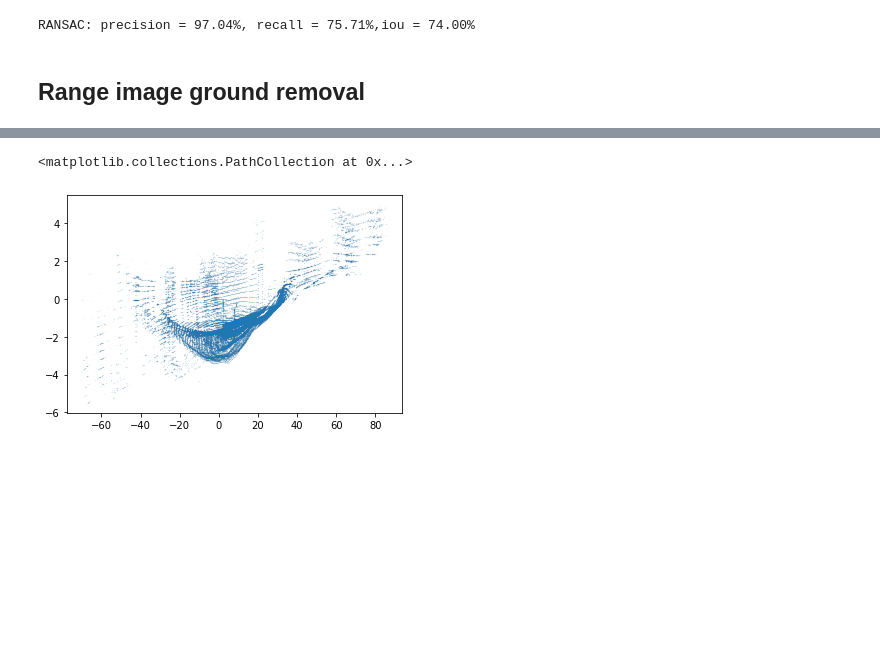
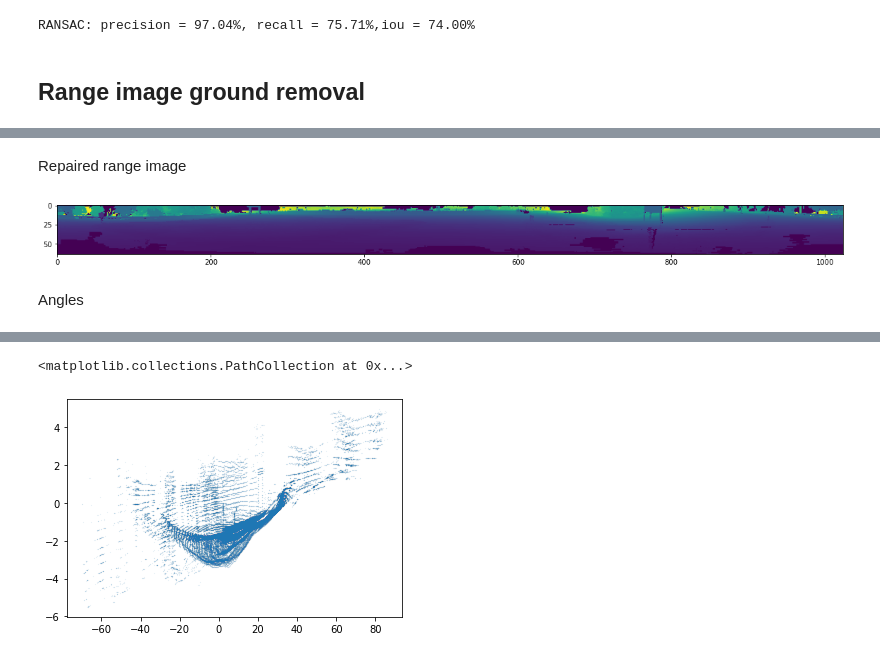
Before and after one commit to vacany/lidar_dynamics, a Jupyter notebook: vojta/ground_removal.ipynb, the cells around one changed output, grey strips where cells are left out. Saved outputs shown, nothing was run; the diff lists cells and outputs as text; code cells hidden in the pictures; blank space fills up the shorter version.

```diff
--- a/vojta/ground_removal.ipynb
+++ b/vojta/ground_removal.ipynb
@@ -95,0 +106,11 @@ regrese na 2D projekci pri zanedbani souradnice X a pote Y
+# %% [markdown]
+Repaired range image
+# %%
+plt.figure(figsize=(20,20))
+range_image_repaired = repair_depth(range_image)
+plt.imshow(range_image_repaired)
+plt.show()
+# %% [output]
+[figure, added]
+# %% [markdown]
+Angles
```
Also changed, not shown: parts of 18 cells of this notebook, 39 other files.
